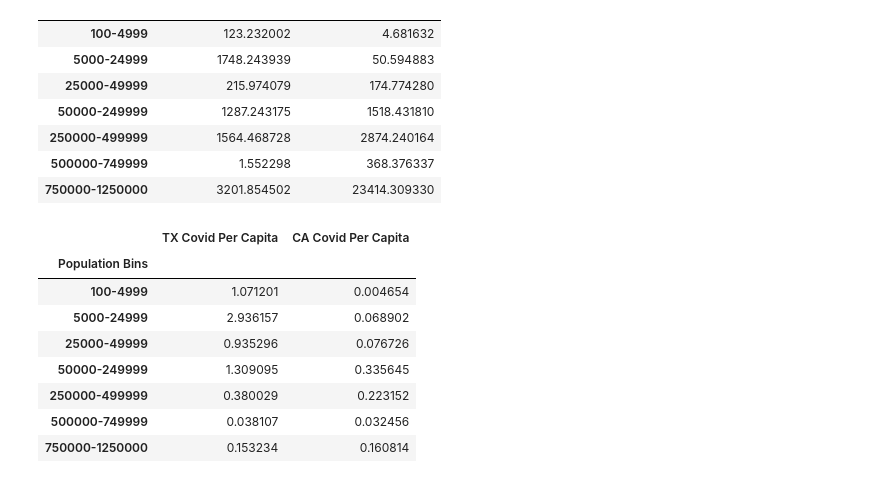
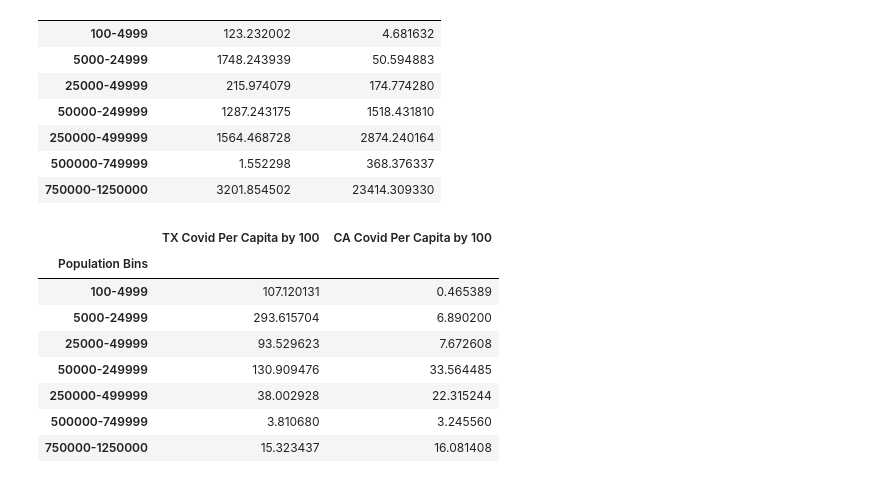
Before and after one commit to shadiaduery/bootcamp-group_project-1, a Jupyter notebook: Analysis/Population Density ScatterPlot.ipynb, the cells around one changed output. Drawn from its saved outputs; the diff is of its cells as text; code cells hidden in the pictures.

```diff
--- a/Analysis/Population Density ScatterPlot.ipynb
+++ b/Analysis/Population Density ScatterPlot.ipynb
@@ -92,6 +93,10 @@ final_CA_pd["Population Density"]= final_CA_pd['population']/final_CA_pd['Land A
 # Calculating Covid Per Capita
 final_CA_pd["Covid Per Capita"]= ""
 final_CA_pd["Covid Per Capita"]= final_CA_pd['10/30/2020']/final_CA_pd['population']
+# Calculating Covid per Capity by 100 people
+final_CA_pd["Covid Per Capita by 100"]= ""
+final_CA_pd["Covid Per Capita by 100"]= final_CA_pd['Covid Per Capita']*100
+
 final_CA_pd.sort_values("Population Density", ascending=False)
 final_CA_pd.head()
 # %% [output]
@@ -105,11 +117,16 @@ final_CA_pd.head()
 # %%
 final_TX_pd = pd.merge(covid_clean_TX_df, TX_county_landsize_df, how="left", on=["County Name"])
 final_TX_pd = final_TX_pd.dropna()
+# Calculating populatin density
 final_TX_pd["Population Density"]= ""
 final_TX_pd["Population Density"]= final_TX_pd['population']/final_TX_pd['Land Area']
 # Calculating Covid Per Capita
 final_TX_pd["Covid Per Capita"]= ""
 final_TX_pd["Covid Per Capita"]= final_TX_pd['10/30/2020']/final_TX_pd['population']
+# Calculating Covid per Capity by 100 people
+final_TX_pd["Covid Per Capita by 100"]= ""
+final_TX_pd["Covid Per Capita by 100"]= final_TX_pd['Covid Per Capita']*100
+
 final_TX_pd.sort_values("Population Density", ascending=False)
 final_TX_pd.head()
 # %% [output]
@@ -181,3 +207,13 @@ final_CA_bins_pd
 | 250000-499999 | 0.223152 |
 | 500000-749999 | 0.032456 |
 | 750000-1250000 | 0.160814 |
+# %%
+bins = [100, 5000, 25000, 50000, 250000, 500000, 750000, 1250000]
+population_sizes = ["100-4999","5000-24999","25000-49999","50000-249999", "250000-499999", "500000-749999","750000-1250000"]
+
+final_CA_pd["Population Bins"] = pd.cut(final_CA_pd["population"], bins, labels=population_sizes, include_lowest=True)
+final_CA_bins_pd = final_CA_pd.dropna()
+final_CA_bins_100_pd = final_CA_bins_pd[["Population Bins", "Covid Per Capita by 100"]]
+final_CA_bins_100_pd = final_CA_bins_100_pd.groupby("Population Bins").sum()
+final_CA_bins_100_pd= final_CA_bins_100_pd.rename(columns={"Covid Per Capita by 100": "CA Covid Per Capita by 100"})
+final_CA_bins_100_pd
@@ -221,3 +267,13 @@ final_TX_bins_pd
 | 250000-499999 | 0.380029 |
 | 500000-749999 | 0.038107 |
 | 750000-1250000 | 0.153234 |
+# %%
+bins = [100, 5000, 25000, 50000, 250000, 500000, 750000, 1250000]
+population_sizes = ["100-4999","5000-24999","25000-49999","50000-249999", "250000-499999", "500000-749999","750000-1250000"]
+
+final_TX_pd["Population Bins"] = pd.cut(final_TX_pd["population"], bins, labels=population_sizes, include_lowest=True)
+final_TX_bins_pd = final_TX_pd.dropna()
+final_TX_bins_100_pd = final_TX_bins_pd[["Population Bins", "Covid Per Capita by 100"]]
+final_TX_bins_100_pd = final_TX_bins_100_pd.groupby("Population Bins").sum()
+final_TX_bins_100_pd = final_TX_bins_100_pd.rename(columns={"Covid Per Capita by 100": "TX Covid Per Capita by 100"})
+final_TX_bins_100_pd
@@ -255,15 +321,15 @@ final_CA_TX_bins_den
 | 500000-749999 | 1.552298 | 368.376337 |
 | 750000-1250000 | 3201.854502 | 23414.309330 |
 # %%
-final_CA_TX_bins = pd.concat([final_TX_bins_pd,final_CA_bins_pd], axis=1)
-final_CA_TX_bins
+final_CA_TX_bins_100_pd = pd.concat([final_TX_bins_100_pd,final_CA_bins_100_pd], axis=1)
+final_CA_TX_bins_100_pd
 # %% [output]
-|  | TX Covid Per Capita | CA Covid Per Capita |
+|  | TX Covid Per Capita by 100 | CA Covid Per Capita by 100 |
 | Population Bins |  |  |
-| 100-4999 | 1.071201 | 0.004654 |
-| 5000-24999 | 2.936157 | 0.068902 |
-| 25000-49999 | 0.935296 | 0.076726 |
-| 50000-249999 | 1.309095 | 0.335645 |
-| 250000-499999 | 0.380029 | 0.223152 |
-| 500000-749999 | 0.038107 | 0.032456 |
-| 750000-1250000 | 0.153234 | 0.160814 |
+| 100-4999 | 107.120131 | 0.465389 |
+| 5000-24999 | 293.615704 | 6.890200 |
+| 25000-49999 | 93.529623 | 7.672608 |
+| 50000-249999 | 130.909476 | 33.564485 |
+| 250000-499999 | 38.002928 | 22.315244 |
+| 500000-749999 | 3.810680 | 3.245560 |
+| 750000-1250000 | 15.323437 | 16.081408 |
```
Also changed, not shown: parts of 16 cells of this notebook, 4 other files.
